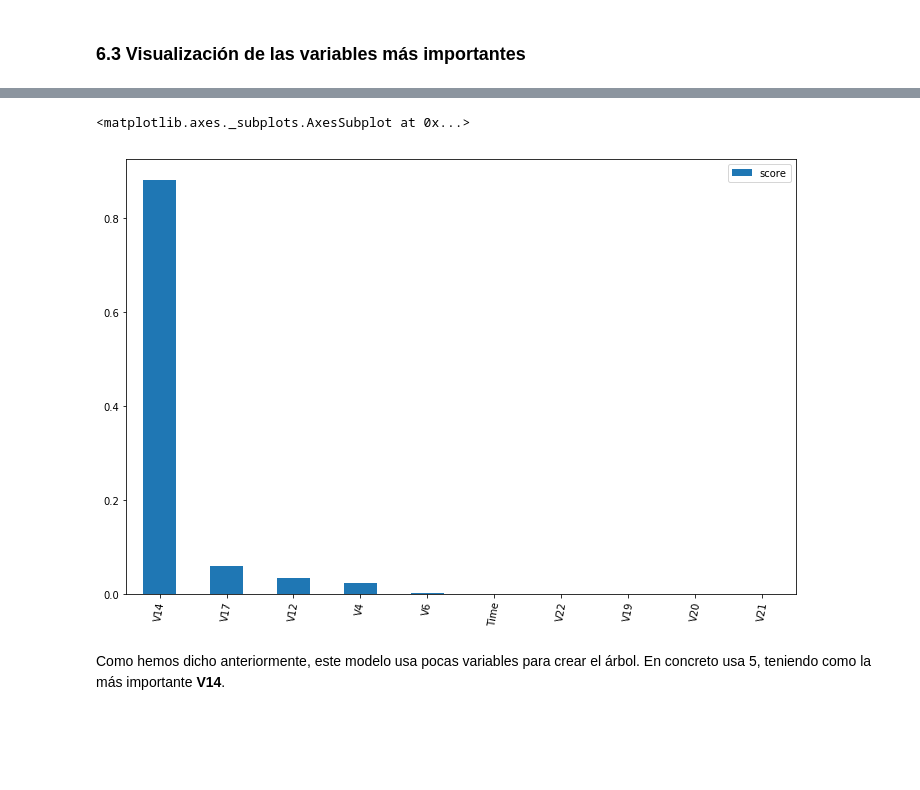
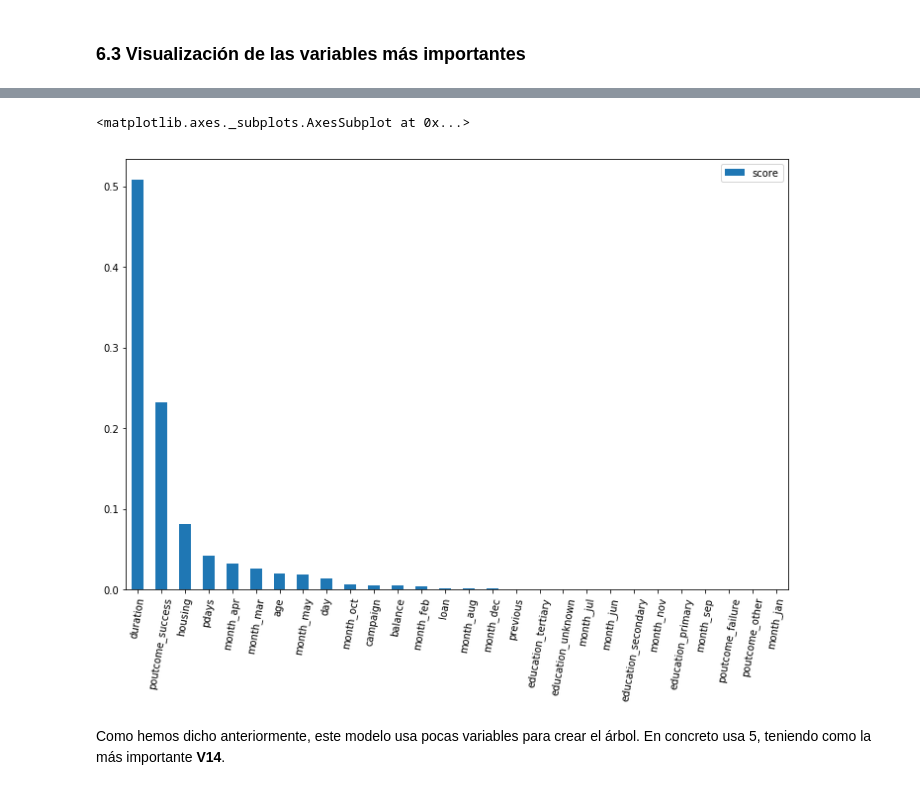
Before and after one commit to JoanMartin/UIB-MasterInBigData, a Jupyter notebook: Statistical-Learning-and-Decision-Making-II/Bank classification/Bank Classification.ipynb, the cells around one changed output, grey strips where cells are left out. Saved outputs shown, nothing was run; the diff lists cells and outputs as text; code cells hidden in the pictures; blank space fills up the shorter version.

Commit message:
Bank classification and california census with SVM and Neural Nets

```diff
--- a/Statistical-Learning-and-Decision-Making-II/Bank classification/Bank Classification.ipynb
+++ b/Statistical-Learning-and-Decision-Making-II/Bank classification/Bank Classification.ipynb
@@ -418,13 +541,12 @@ df_dummies.shape
 # %%
 from sklearn.model_selection import train_test_split
 # %%
-df_X = df_dummies.loc[:, df_dummies.columns != 'y'].copy()
-df_y = df_dummies.y.copy()
-
-TEST_SIZE = 0.3
+df_X = df_dummies.loc[:, df_dummies.columns != 'y']
+df_y = df_dummies.y
 
 X_train, X_test, y_train, y_test = train_test_split(df_X, df_y,
-                                                    test_size = TEST_SIZE, random_state = 42)
+                                                    test_size = 0.3,
+                                                    random_state = 1234)
 # %%
 print("X_train: " + str(X_train.shape))
 print("X_test:  " + str(X_test.shape))
@@ -478,7 +612,7 @@ KeyboardInterrupt:
 # %%
 from sklearn.linear_model import LogisticRegression
 # %%
-scaler = StandardScaler()
+scaler = MinMaxScaler()
 class_LR = LogisticRegression()
 
 scaler_step = ('scaler', scaler)
@@ -496,9 +630,6 @@ print('\n')
 print("Confusion matrix: \n", confusion_matrix(y_test, y_pred_LR, labels=[1, 0]))
 print('\n')
 print("Accuracy:", accuracy_score(y_test, y_pred_LR))
-print("Precision:", precision_score(y_test, y_pred_LR))
-print("Recall:", recall_score(y_test, y_pred_LR))
-print("F1:", f1_score(y_test, y_pred_LR))
 print('\n')
-print("Log loss:", log_loss(y_test, y_pred_LR_proba[:, 1]))
+print("Classification report: \n", classification_report(y_test, y_pred_LR))
 # %% [output]
@@ -526,7 +659,7 @@ from sklearn.tree import DecisionTreeClassifier
 # %% [markdown]
 Creamos un modelo con un árbol de decisión sin modificar ningún parámetro:
 # %%
-scaler = StandardScaler()
+scaler = MinMaxScaler()
 class_DT = DecisionTreeClassifier()
 
 scaler_step = ('scaler', scaler)
@@ -544,7 +677,6 @@ print('\n')
 print("Confusion matrix: \n", confusion_matrix(y_test, y_pred_class_DT, labels=[1, 0]))
 print('\n')
 print("Accuracy:", accuracy_score(y_test, y_pred_class_DT))
-print("Precision:", precision_score(y_test, y_pred_class_DT))
-print("Recall:", recall_score(y_test, y_pred_class_DT))
-print("F1:", f1_score(y_test, y_pred_class_DT))
+print('\n')
+print("Classification report: \n", classification_report(y_test, y_pred_class_DT))
 # %% [output]
@@ -565,7 +703,7 @@ F1: 0.822510822511
 # %% [markdown]
 Para ver si mejora un modelo basado en árboles de decisión, utilizamos la función de **GridSearchCV** para modificar los parámetros.
 # %%
-scaler = StandardScaler()
+scaler = MinMaxScaler()
 class_DT = DecisionTreeClassifier()
 
 scaler_step = ('scaler', scaler)
@@ -575,14 +713,14 @@ steps = [scaler_step, class_DT_step]
 
 pipe = Pipeline(steps)
 
-params = {'class_DT__max_depth': range(1, 8),
-          'class_DT__min_samples_split': range(2, 10),
-          'class_DT__min_samples_leaf': range(2, 10),
+params = {'class_DT__max_depth': range(5, 15),
+          'class_DT__min_samples_split': range(5, 15),
+          'class_DT__min_samples_leaf': range(5, 15),
           'class_DT__criterion': ['gini', 'entropy']}
 
-kfold = StratifiedKFold(n_splits = 5)
+kfold = StratifiedKFold(n_splits = 10)
 
-gs_class_DT = GridSearchCV(pipe, param_grid=params, cv=kfold, n_jobs=-1)
+gs_class_DT = GridSearchCV(pipe, param_grid=params, cv=kfold, n_jobs=-1, verbose=3)
 gs_class_DT.fit(X_train, y_train)
 
 y_pred_gs_class_DT = gs_class_DT.predict(X_test)
@@ -595,7 +733,6 @@ print('\n')
 print("Confusion matrix: \n", confusion_matrix(y_test, y_pred_gs_class_DT, labels=[1, 0]))
 print('\n')
 print("Accuracy:", accuracy_score(y_test, y_pred_gs_class_DT))
-print("Precision:", precision_score(y_test, y_pred_gs_class_DT))
-print("Recall:", recall_score(y_test, y_pred_gs_class_DT))
-print("F1:", f1_score(y_test, y_pred_gs_class_DT))
+print('\n')
+print("Classification report: \n", classification_report(y_test, y_pred_gs_class_DT))
 # %% [output]
@@ -634,11 +787,11 @@ DecisionTreeClassifier(class_weight=None, criterion='entropy', max_depth=3,
 # %%
 feat = pd.DataFrame(index=X_train.keys(), data=class_DT.feature_importances_, columns=['score'])
 feat = feat.sort_values(by='score', ascending=False)
 
-feat[:10].plot(kind='bar', rot=80)
+feat.plot(kind='bar', rot=80)
 # %% [output]
 <matplotlib.axes._subplots.AxesSubplot at 0x...>
-[figure, old version]
+[figure, new version]
 # %% [markdown]
 Como hemos dicho anteriormente, este modelo usa pocas variables para crear el árbol. En concreto usa 5, teniendo como la más importante **V14**.
 # %% [markdown]
```
Also changed, not shown: parts of 107 cells of this notebook, 4 other files.
